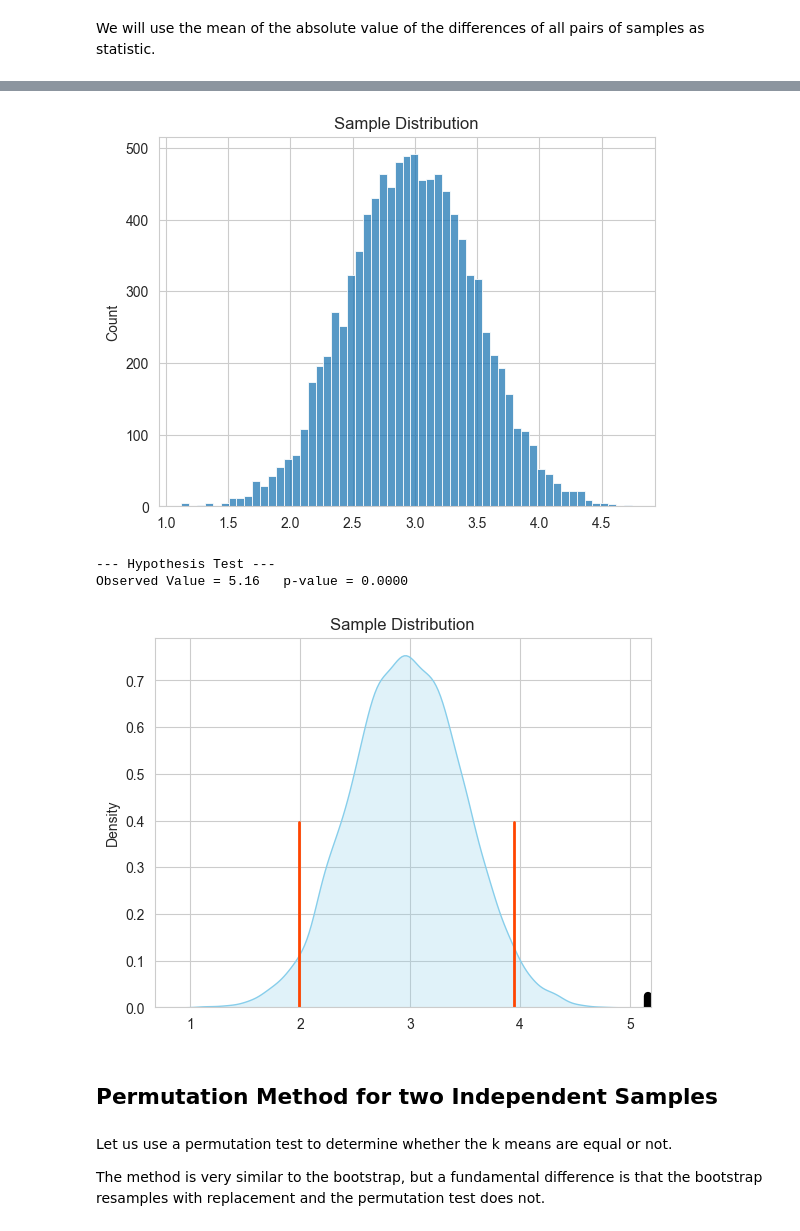
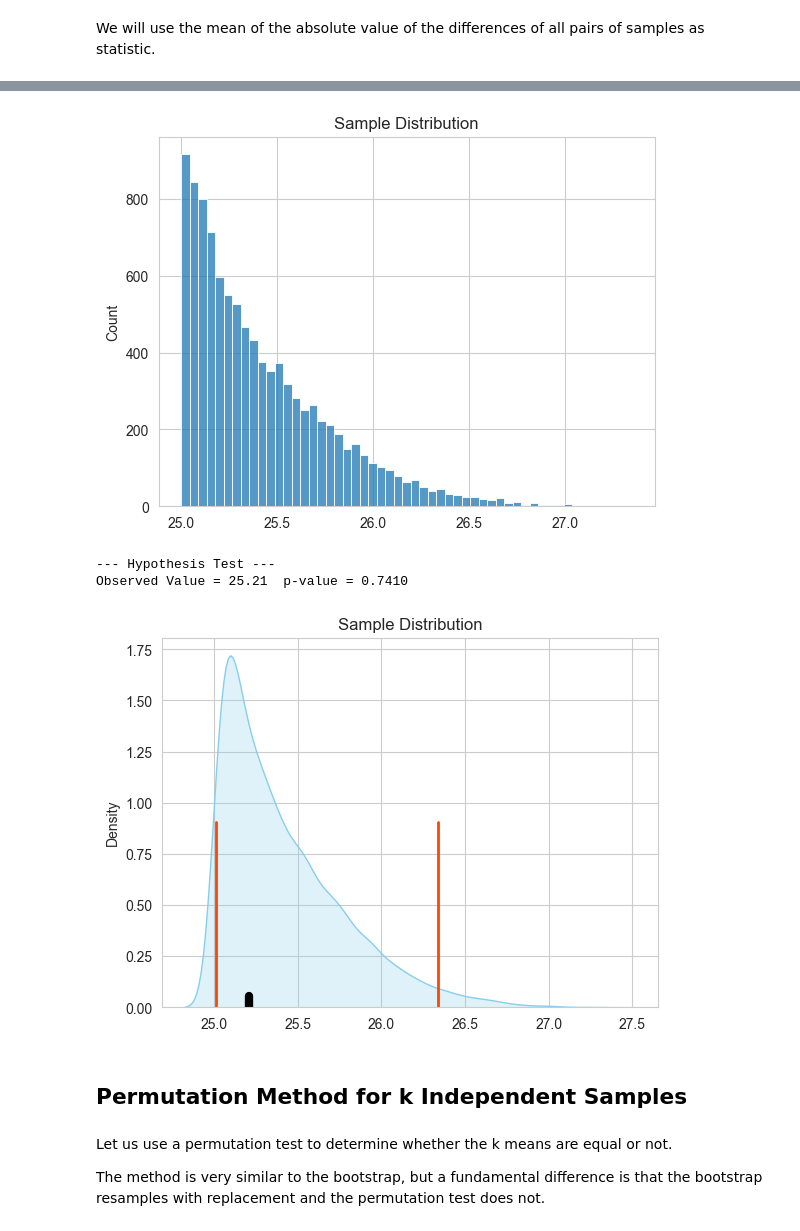
Before and after one commit to Goliath-Research/Computational-Statistics, a Jupyter notebook: 04-Inferential Statistics/10-Resampling-ANOVA.ipynb, the cells around one changed output, grey strips where cells are left out. Cells and saved outputs as stored; diff of their text form; code cells hidden in the pictures.

```diff
--- a/04-Inferential Statistics/10-Resampling-ANOVA.ipynb
+++ b/04-Inferential Statistics/10-Resampling-ANOVA.ipynb
@@ -216,0 +233,7 @@ Test statistic = 0.49
+# %%
+# Generating samples with index
+index = np.arange(0, len(test1))
+print(index.min(), index.max())
+df_t = generate_samples(index, num_samples=10000)
+print(df_t.shape)
+df_t.head()
@@ -216,0 +250,7 @@ Test statistic = 0.49
+# %%
+df_t1 = pd.DataFrame(test1[df_t.values], columns=df_t.columns)
+df_t2 = pd.DataFrame(test2[df_t.values], columns=df_t.columns)
+df_t3 = pd.DataFrame(test3[df_t.values], columns=df_t.columns)
+
+print(df_t1.shape)
+df_t1.head()
@@ -231,4 +303,10 @@ Observed Value = 0.49   p-value = 0.3844
 # %%
 # Let's generate more data
 np.random.seed(50)
-test4 = np.random.normal(70, 4, size = 50)
+test4 = np.random.normal(110, 5, size = 50)
+
+sns.kdeplot(test1, fill = True, label = "Test 1")
+sns.kdeplot(test2, fill = True, label = "Test 2")
+sns.kdeplot(test3, fill = True, label = "Test 3")
+sns.kdeplot(test4, fill = True, label = "Test 4")
+plt.legend();
@@ -245,0 +326,5 @@ Test statistic = 5.16
+# %%
+# Generating samples
+df_t4 = pd.DataFrame(test4[df_t.values], columns=df_t.columns)
+print(df_t4.shape)
+df_t4.head()
@@ -246,22 +340,22 @@ Test statistic = 5.16
 # %%
 # Computing the sample distribution of the statistic
-sample_distribution_bootR4 = (np.abs(df_1.mean() - df_2.mean()).values +
-                              np.abs(df_1.mean() - df_3.mean()).values +
-                              np.abs(df_1.mean() - df_4.mean()).values +
-                              np.abs(df_2.mean() - df_3.mean()).values +
-                              np.abs(df_2.mean() - df_4.mean()).values +
-                              np.abs(df_3.mean() - df_4.mean()).values) / 6
+sample_distribution_bootR4 = (np.abs(df_t1.mean() - df_t2.mean()).values +
+                              np.abs(df_t1.mean() - df_t3.mean()).values +
+                              np.abs(df_t1.mean() - df_t4.mean()).values +
+                              np.abs(df_t2.mean() - df_t3.mean()).values +
+                              np.abs(df_t2.mean() - df_t4.mean()).values +
+                              np.abs(df_t3.mean() - df_t4.mean()).values) / 6
 sns.histplot(x=sample_distribution_bootR4).set(title='Sample Distribution');
 # %% [output]
-[figure, old version]
+[figure, new version]
 # %%
 graph_hyp_test(test_stat_bootR4, sample_distribution_bootR4)
 # %% [output]
 --- Hypothesis Test ---
-Observed Value = 5.16   p-value = 0.0000
+Observed Value = 25.21  p-value = 0.7410
-[figure, old version]
+[figure, new version]
 # %% [markdown]
-## Permutation Method for two Independent Samples
+## Permutation Method for k Independent Samples
 # %% [markdown]
 Let us use a permutation test to determine whether the k means are equal or not.
 
```
Also changed, not shown: parts of 27 cells of this notebook.
